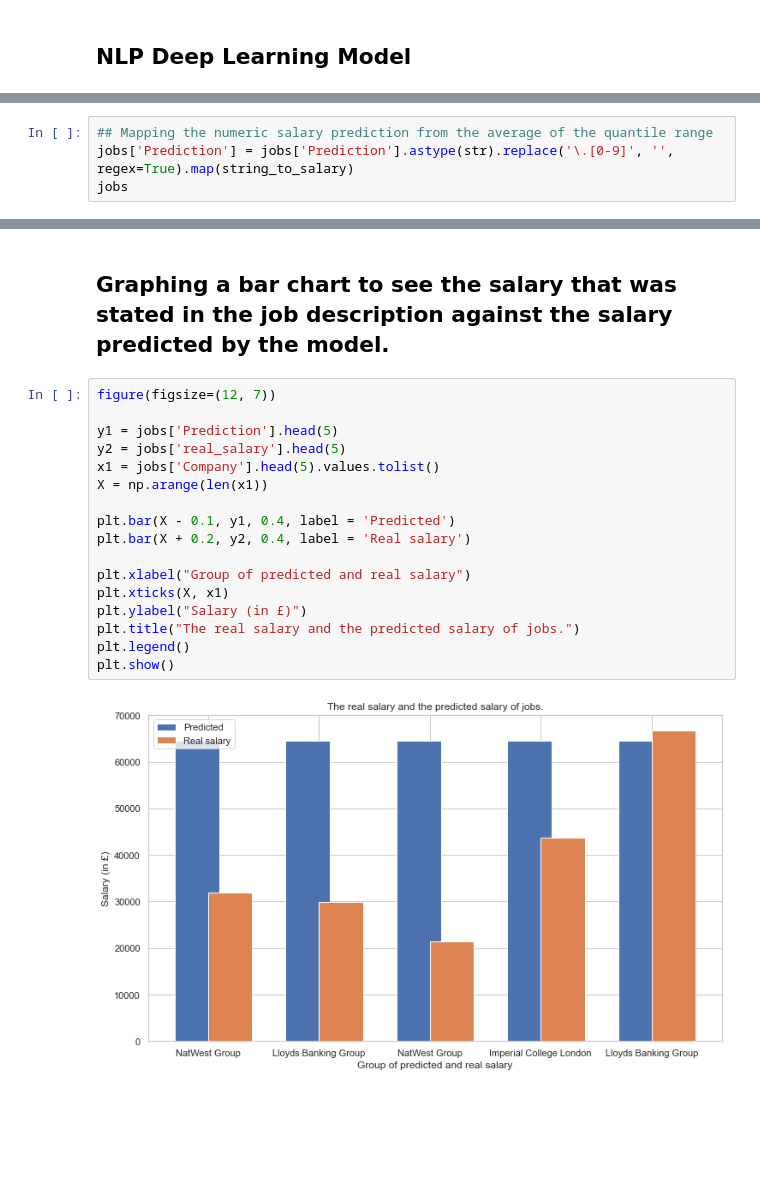
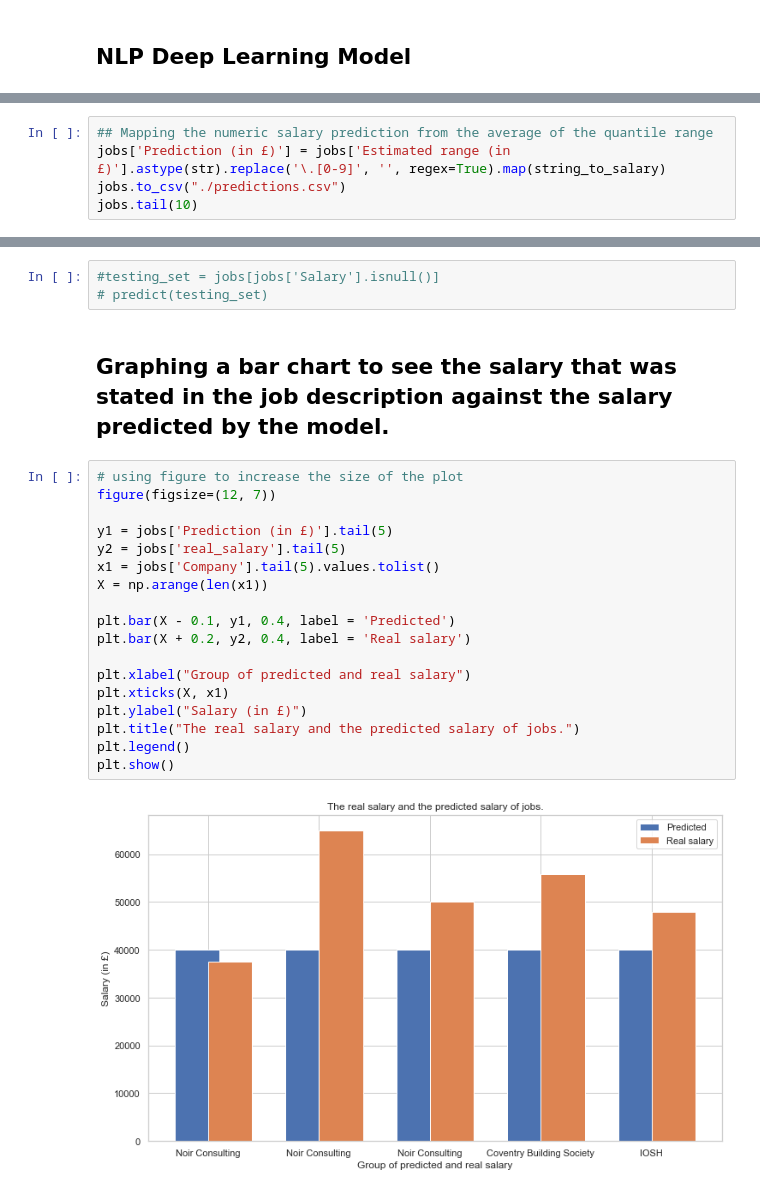
Before and after one commit to Malyrion/Intro-to-AI-CW, a Jupyter notebook: Intro_to_AI_CW.ipynb, the cells around one changed output, grey strips where cells are left out. Cells and saved outputs as stored; diff of their text form; blank space fills up the shorter version.

```diff
--- a/Intro_to_AI_CW.ipynb
+++ b/Intro_to_AI_CW.ipynb
@@ -665,6 +732,7 @@ jobs
 # %%
 ## Mapping the numeric salary prediction from the average of the quantile range
-jobs['Prediction'] = jobs['Prediction'].astype(str).replace('\.[0-9]', '', regex=True).map(string_to_salary)
-jobs
+jobs['Prediction (in £)'] = jobs['Estimated range (in £)'].astype(str).replace('\.[0-9]', '', regex=True).map(string_to_salary)
+jobs.to_csv("./predictions.csv")
+jobs.tail(10)
 # %% [output]
 |  | Unnamed: 0 | Title | Company | Links | Ratings | Address | Salary | Job description | full-description | ... |
@@ -683,21 +752,25 @@ jobs
+# %%
+#testing_set = jobs[jobs['Salary'].isnull()]
+# predict(testing_set)
 # %% [markdown]
 ## Graphing a bar chart to see the salary that was stated in the job description against the salary predicted by the model.
 # %%
+# using figure to increase the size of the plot
 figure(figsize=(12, 7))
 
-y1 = jobs['Prediction'].head(5)
-y2 = jobs['real_salary'].head(5)
-x1 = jobs['Company'].head(5).values.tolist()
+y1 = jobs['Prediction (in £)'].tail(5)
+y2 = jobs['real_salary'].tail(5)
+x1 = jobs['Company'].tail(5).values.tolist()
 X = np.arange(len(x1))
 
 plt.bar(X - 0.1, y1, 0.4, label = 'Predicted')
 plt.bar(X + 0.2, y2, 0.4, label = 'Real salary')
 
 plt.xlabel("Group of predicted and real salary")
 plt.xticks(X, x1)
 plt.ylabel("Salary (in £)")
 plt.title("The real salary and the predicted salary of jobs.")
 plt.legend()
 plt.show()
 # %% [output]
-[figure, old version]
+[figure, new version]
```
Also changed, not shown: parts of 24 cells of this notebook.
